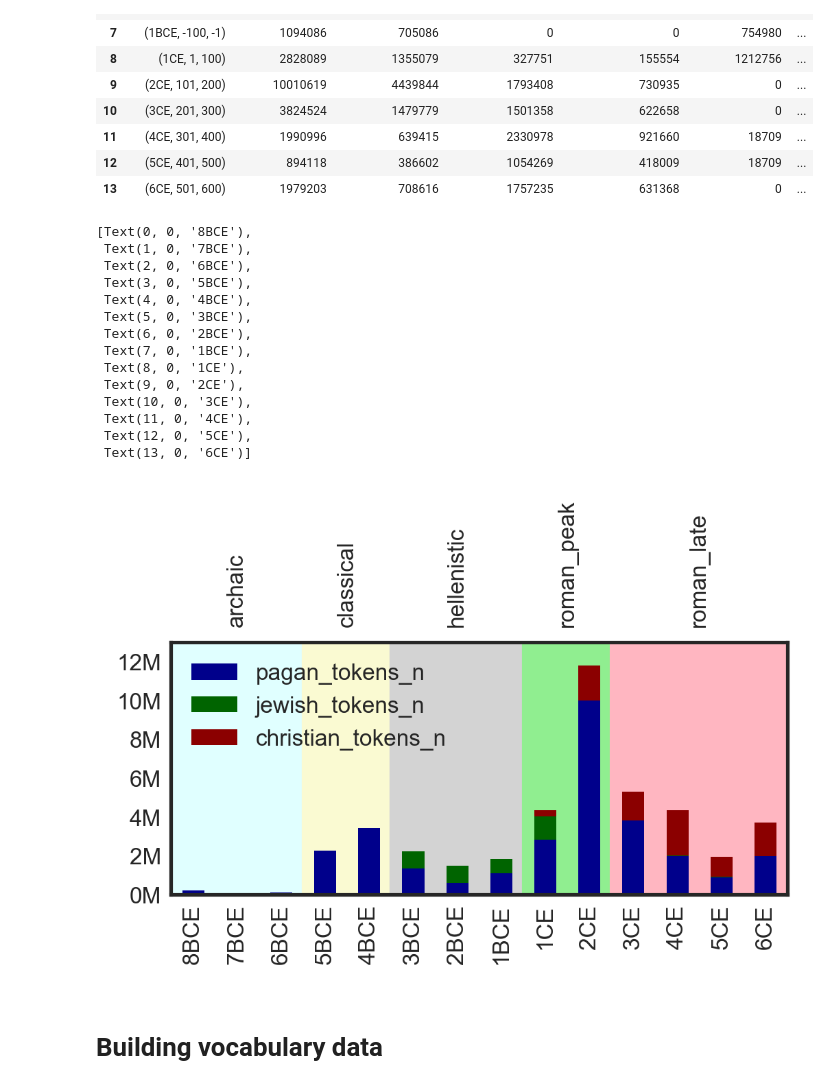
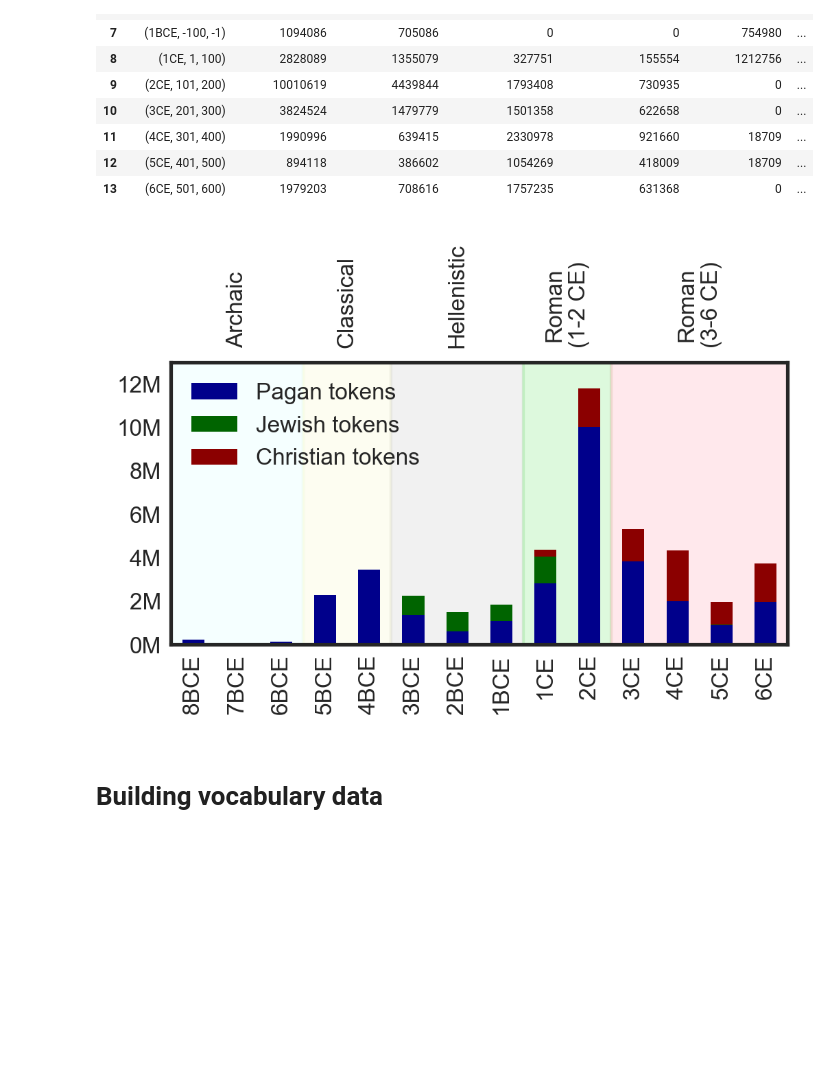
Before and after one commit to kasev/theos, a Jupyter notebook: scripts/1_lagt_ngrams_extraction+explorations.ipynb, the cells around one changed output. Saved outputs shown, nothing was run; the diff lists cells and outputs as text; code cells hidden in the pictures; blank space fills up the shorter version.

Commit message:
revising figures (translitaration and subcorpora titles)

```diff
--- a/scripts/1_lagt_ngrams_extraction+explorations.ipynb
+++ b/scripts/1_lagt_ngrams_extraction+explorations.ipynb
@@ -458,40 +465,43 @@ periods_dict = { # to avoid overlaps, startdates are postponed by one year, when
     "hellenistic" : {"startdate" : 4.5, "enddate" : 7.5},
     "roman_peak" : {"startdate": 7.5, "enddate": 9.5},
     "roman_late" : {"startdate" : 9.5, "enddate" : 13.5}}
+# %%
+periods_labels = ["Archaic", "Classical", "Hellenistic", "Roman\n(1-2 CE)", "Roman\n(3-6 CE)"]
 # %%
-fig, ax = plt.subplots(figsize=(3.5,2.5), tight_layout=True)
+import matplotlib.pyplot as plt
 
-ax.set_yticks(range(0,20000000, 2000000))
-ax.set_yticklabels([str(n) + "M" for n in range(0,20, 2)])
-ax.set_ylim(0,13000000)
-ax.set_xlim(-1,14)
+# Create the figure and axis
+fig, ax = plt.subplots(figsize=(3.5, 2.5), tight_layout=True)
 
-for period, color in zip(periods_dict.keys(), periods_colors):
-    ax.axvspan(periods_dict[period]["startdate"], periods_dict[period]["enddate"], color=color)
+# Set y-ticks and labels
+ax.set_yticks(range(0, 20000000, 2000000))
+ax.set_yticklabels([str(n) + "M" for n in range(0, 20, 2)])
+ax.set_ylim(0, 13000000)
+ax.set_xlim(-1, 14)
+
+# Highlight periods with axvspan and annotate each
+for n, (period, color) in enumerate(zip(periods_dict.keys(), periods_colors)):
+    ax.axvspan(periods_dict[period]["startdate"], periods_dict[period]["enddate"], color=color, alpha=0.3)
     midpoint = (periods_dict[period]["startdate"] + periods_dict[period]["enddate"]) / 2  # calculate midpoint for label
-    ax.annotate(period, (midpoint, ax.get_ylim()[1] * 0.95), xytext=(0, 10),
-            textcoords='offset points', ha='center', va='bottom', rotation=90)
+    ax.annotate(periods_labels[n], (midpoint, ax.get_ylim()[1] * 0.95), xytext=(0, 10),
+                textcoords='offset points', ha='center', va='bottom', rotation=90)
 
-centuries_overview_df[["pagan_tokens_n", "jewish_tokens_n", "christian_tokens_n"]].plot(kind='bar', color=colors, stacked=True, ax=ax)
+# Plot the dataframe with stacked bars and store the returned AxesSubplot
+centuries_overview_df[["pagan_tokens_n", "jewish_tokens_n", "christian_tokens_n"]].plot(kind='bar', color=colors,
+                                                                                        stacked=True, ax=ax)
 
-ax.set_xticks(range(0,14))
+# Set x-ticks and labels
+ax.set_xticks(range(0, 14))
 ax.set_xticklabels(centuries_overview_df["cent_label"])
+
+# Set custom legend labels for the bar plot
+handles, _ = ax.get_legend_handles_labels()
+ax.legend(handles, ["Pagan tokens", "Jewish tokens", "Christian tokens"], loc='best')
+
+# Show plot
+plt.show()
 # %% [output]
-[Text(0, 0, '8BCE'),
- Text(1, 0, '7BCE'),
- Text(2, 0, '6BCE'),
- Text(3, 0, '5BCE'),
- Text(4, 0, '4BCE'),
- Text(5, 0, '3BCE'),
- Text(6, 0, '2BCE'),
- Text(7, 0, '1BCE'),
- Text(8, 0, '1CE'),
- Text(9, 0, '2CE'),
- Text(10, 0, '3CE'),
- Text(11, 0, '4CE'),
- Text(12, 0, '5CE'),
- Text(13, 0, '6CE')]
-[figure, old version]
+[figure, new version]
 # %%
 save_figure(fig, "centuries_overview")
 # %% [markdown]
```
Also changed, not shown: parts of 5 cells of this notebook, 19 other files.
